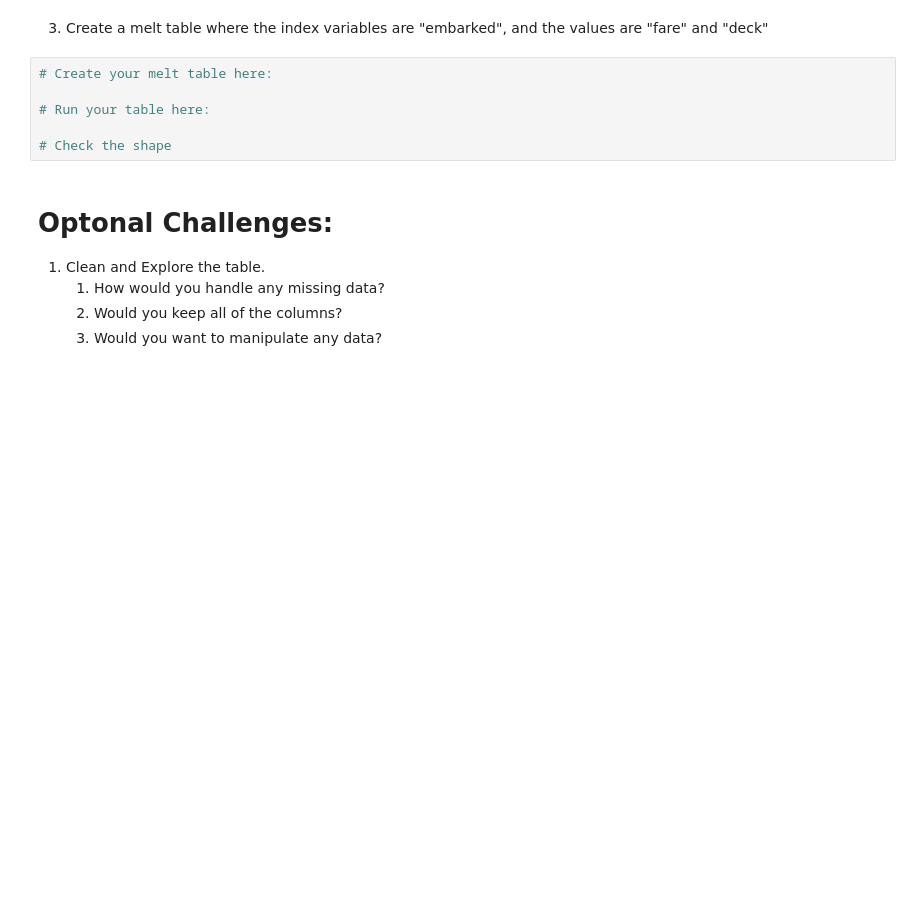
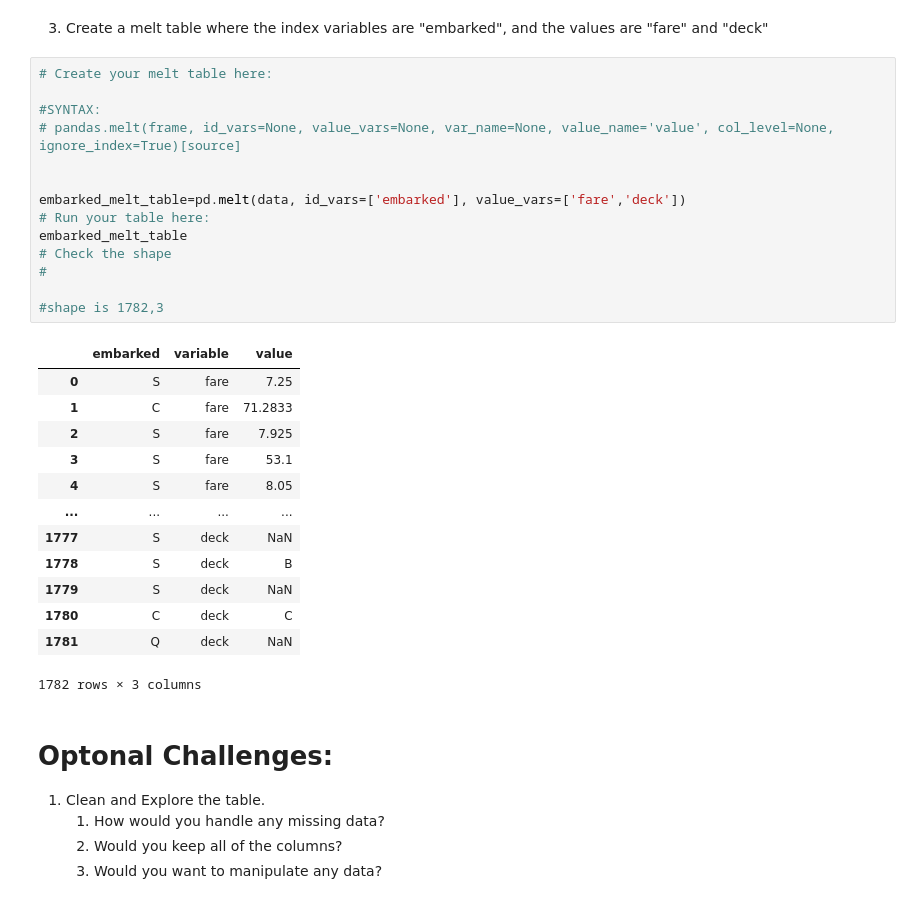
Before and after one commit to chelseadamnit/DataManipulation, a Jupyter notebook: DataManipulationWorkbook.ipynb, the cells around one changed output. Cells and saved outputs as stored; diff of their text form; blank space fills up the shorter version.

```diff
--- a/DataManipulationWorkbook.ipynb
+++ b/DataManipulationWorkbook.ipynb
@@ -439,9 +591,31 @@ Hint: set the aggfunc parameter to np.sum
 # %%
 # Create your melt table here:
 
+#SYNTAX:
+# pandas.melt(frame, id_vars=None, value_vars=None, var_name=None, value_name='value', col_level=None, ignore_index=True)[source]
+
+
+embarked_melt_table=pd.melt(data, id_vars=['embarked'], value_vars=['fare','deck'])
 # Run your table here:
+embarked_melt_table
+# Check the shape
+#
 
-# Check the shape
+#shape is 1782,3
+# %% [output]
+|  | embarked | variable | value |
+| 0 | S | fare | 7.25 |
+| 1 | C | fare | 71.2833 |
+| 2 | S | fare | 7.925 |
+| 3 | S | fare | 53.1 |
+| 4 | S | fare | 8.05 |
+| ... | ... | ... | ... |
+| 1777 | S | deck | NaN |
+| 1778 | S | deck | B |
+| 1779 | S | deck | NaN |
+| 1780 | C | deck | C |
+| 1781 | Q | deck | NaN |
+1782 rows × 3 columns
 # %% [markdown]
 # Optonal Challenges:
 
```
Also changed, not shown: parts of 13 cells of this notebook.
